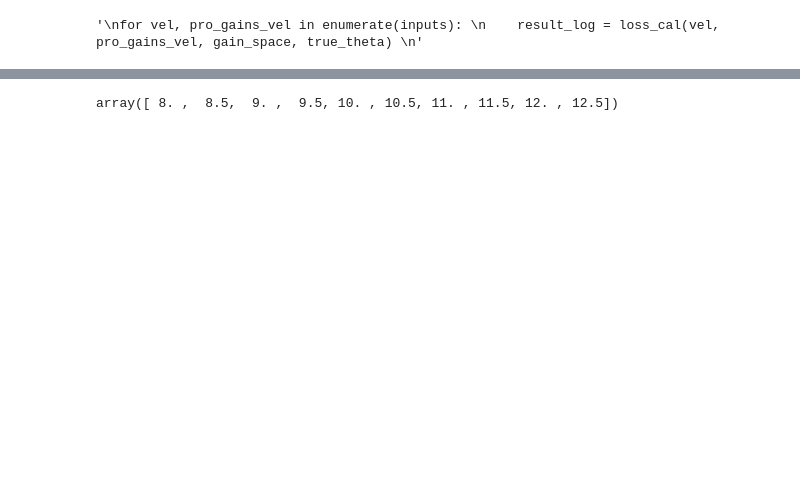
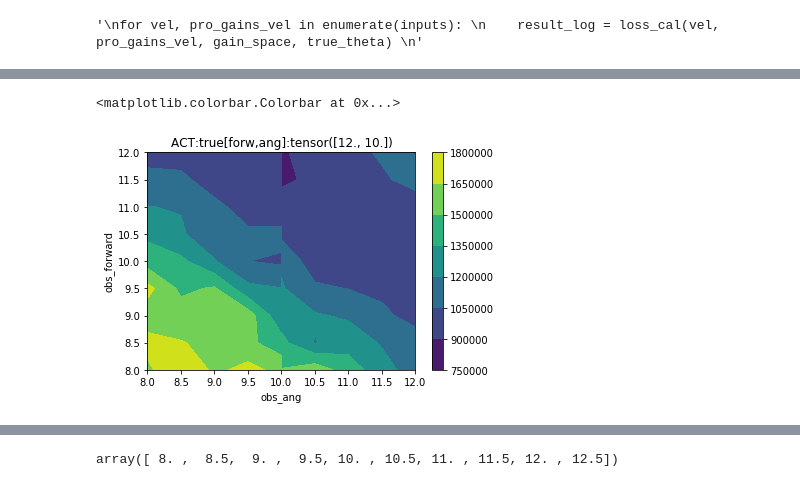
Before and after one commit to minhae0516/firefly-inverse, a Jupyter notebook: loss_plotter_obs.ipynb, the cells around one changed output, grey strips where cells are left out. Cells and saved outputs as stored; diff of their text form; code cells hidden in the pictures; blank space fills up the shorter version.

```diff
--- a/loss_plotter_obs.ipynb
+++ b/loss_plotter_obs.ipynb
@@ -184,3 +194,7 @@ for vel, pro_gains_vel in enumerate(inputs):
+# %%
+loss_log_tot = torch.cat([loss_log[i] for i in range (len(loss_log))])
+loss_act_log_tot = torch.cat([loss_act_log[i] for i in range (len(loss_act_log))])
+loss_obs_log_tot = torch.cat([loss_obs_log[i] for i in range (len(loss_obs_log))])
 # %%
 loss_log
 # %% [output]
@@ -257,0 +270,9 @@ plt.colorbar()
+# %%
+plt.contourf(inputs_ang, inputs_vel,loss_act_log_tot.view(len(inputs_vel), len(inputs_ang)))
+plt.xlabel('obs_ang')
+plt.ylabel('obs_forward')
+plt.title('ACT:true[forw,ang]:{}'.format(true_theta[4:6].data))
+plt.colorbar()
+# %% [output]
+<matplotlib.colorbar.Colorbar at 0x...>
+[figure, added]
```
Also changed, not shown: parts of 20 cells of this notebook, 3 other files.
